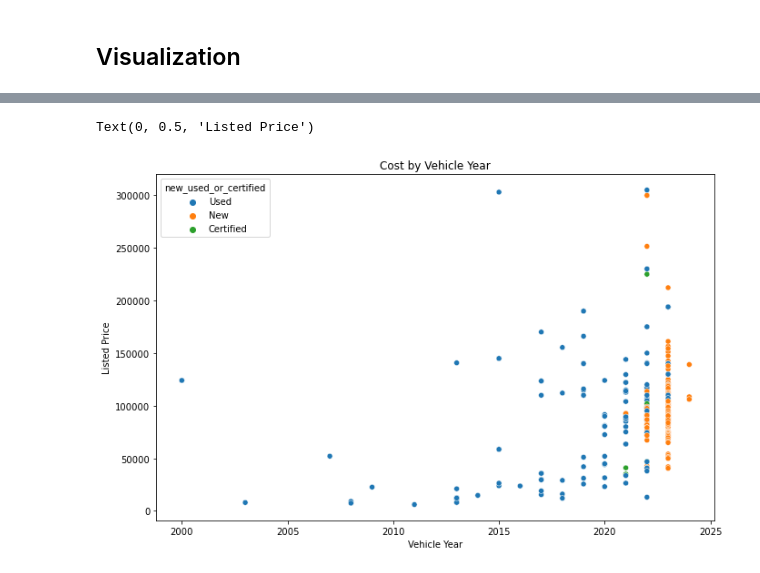
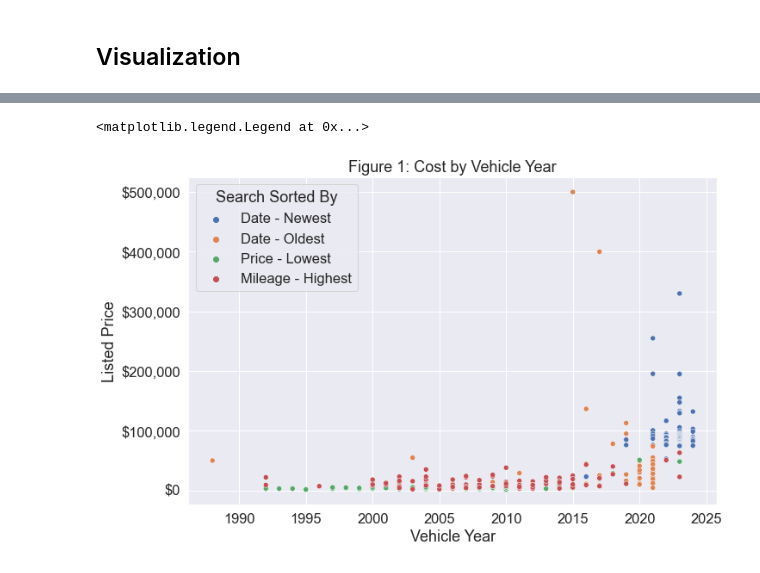
Before and after one commit to ngreth/Data-Analytics-Portfolio, a Jupyter notebook: Used vs New Car Cost Analysis/KBB Used vs New Car Cost Analysis.ipynb, the cells around one changed output, grey strips where cells are left out. Drawn from its saved outputs; the diff is of its cells as text; code cells hidden in the pictures.

```diff
--- a/Used vs New Car Cost Analysis/KBB Used vs New Car Cost Analysis.ipynb
+++ b/Used vs New Car Cost Analysis/KBB Used vs New Car Cost Analysis.ipynb
@@ -100,14 +92,17 @@ df
 # Cleaning the data
 new_used_or_certified = []
 year = []
+sorted_by = []
 for a in df['title']:
     new_used_or_certified.append(a.split()[0]) # Taking out the year from each title
     year.append(a.split()[1]) # Taking out whether the car is new or used from each title
+    sorted_by.append('Mileage - Highest')
 for i, a in enumerate(df['price']):
     if a[-4:] == 'MSRP':
         df['price'].iloc[i] = a[:-4] # Removing 'MSPR' from the prices that contain the letters
 df['new_used_or_certified'] = new_used_or_certified
 df['year'] = year
+df['sorted_by'] = sorted_by
 # %%
 # Adding a column for vehicle mileage. Only used vehicles have mileage
 
@@ -211,0 +200,8 @@ df
+# %%
+import pandas as pd
+
+df = pd.read_csv(r'C:\Users\ngret\DataPortfolio\Data-Analytics-Portfolio\Used vs New Car Cost Analysis\KBB Web Scraping Data v2.csv') # Bring full historical csv back in as df
+df = df[df['car_make'] != 'and']
+df = df[df['car_make'] != '&']
+df = df[df['car_make'] != 'Truck']
+df['car_make'].unique()
@@ -212,5 +215,11 @@ df
 # %%
 listed_price = []
 
-for a in df['cost']:
+for a in df['price']:
     listed_price.append(int(a.replace(',','')))
+df['listed_price'] = listed_price
+
+mileage_num = []
+for a in df['mileage']:
+    mileage_num.append(int(a.replace(' miles','').replace(',','')))
+df['mileage_num'] = mileage_num
@@ -237,14 +250,20 @@ for a in df['cost']:
 # %%
 import seaborn as sns
 import matplotlib.pyplot as plt
+import matplotlib.ticker as mtick
 import numpy as np
 
-a4_dims = (11, 7)
-fig, ax = plt.subplots(figsize=a4_dims)
-sns.scatterplot(ax=ax, data=df, x="year", y="listed_price", hue="new_used_or_certified")
-plt.title('Cost by Vehicle Year')
+sns.set(font_scale=1.5)
+figure_dims = (11, 7)
+fig, ax = plt.subplots(figsize=figure_dims)
+sns.scatterplot(ax=ax, data=df, x="year", y="listed_price", hue="sorted_by")
+plt.title('Figure 1: Cost by Vehicle Year')
 plt.xlabel('Vehicle Year')
 plt.ylabel('Listed Price')
+fmt = '${x:,.0f}'
+tick = mtick.StrMethodFormatter(fmt)
+ax.yaxis.set_major_formatter(tick)
+plt.legend(title="Search Sorted By")
 # %% [output]
-Text(0, 0.5, 'Listed Price')
+<matplotlib.legend.Legend at 0x...>
-[figure, old version]
+[figure, new version]
```
Also changed, not shown: parts of 19 cells of this notebook, 3 other files.
